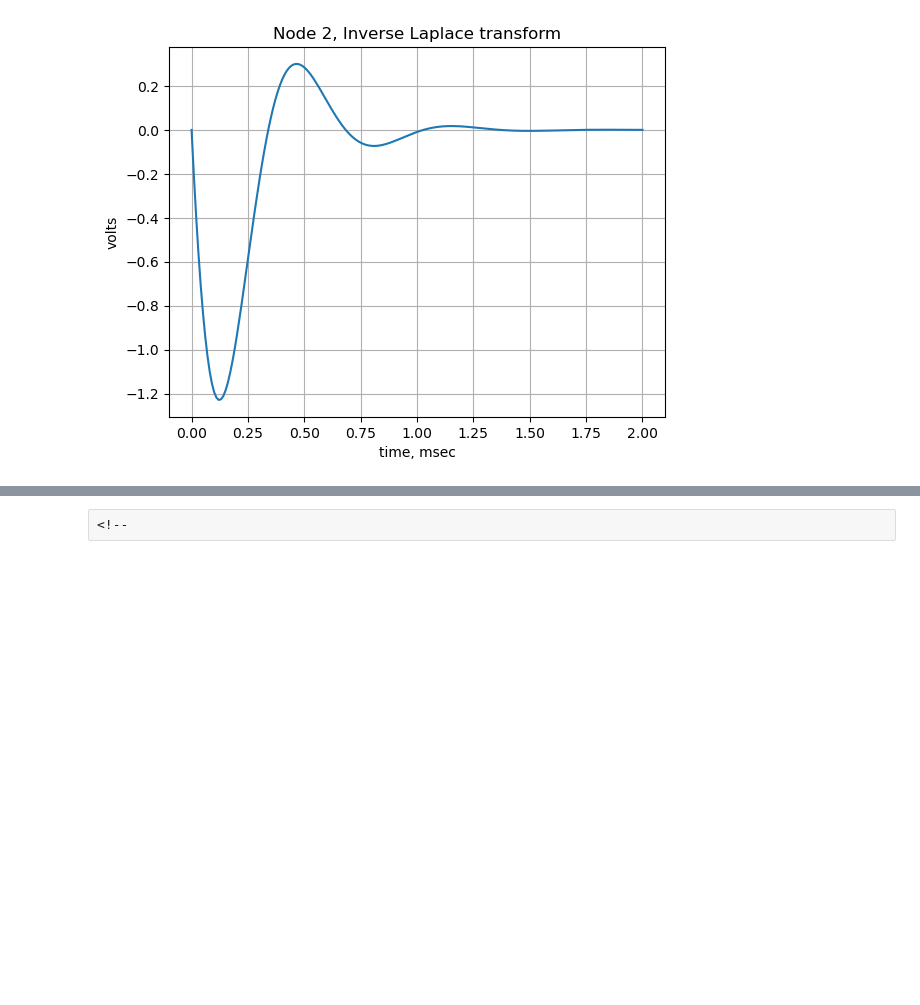
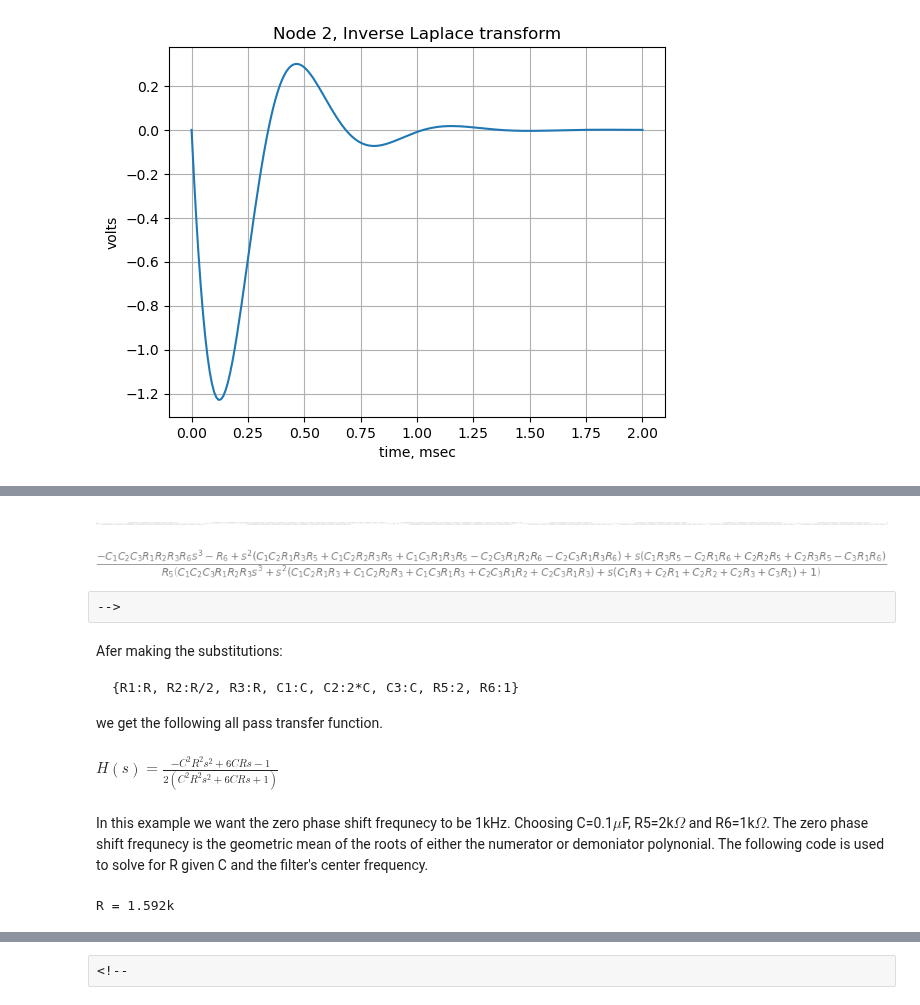
Before and after one commit to Tiburonboy/EE_jupyter_notebooks, a Jupyter notebook: Buchla Twin-T Active Filter/Twin-T_Active_Bandpass_Filter_v1a.ipynb, the cells around one changed output, grey strips where cells are left out. Cells and saved outputs as stored; diff of their text form; code cells hidden in the pictures; blank space fills up the shorter version.

````diff
--- a/Buchla Twin-T Active Filter/Twin-T_Active_Bandpass_Filter_v1a.ipynb
+++ b/Buchla Twin-T Active Filter/Twin-T_Active_Bandpass_Filter_v1a.ipynb
@@ -1880,0 +1892,14 @@ plt.show()
+# %%
+example_net_list = '''
+* Twin-T-variation10b.asc
+R1 3 1 1
+R2 4 5 1
+R3 5 0 1
+C1 5 1 1
+C2 4 3 1
+C3 3 0 1
+V1 1 0 1
+O1 6 4 2
+R5 6 1 1
+R6 2 6 1
+'''
@@ -1880,0 +1908,17 @@ plt.show()
+# %%
+#| echo: true
+report, network_df, df2, A, X, Z = SymMNA.smna(example_net_list)
+
+X = Matrix(X)
+Z = Matrix(Z)
+
+NE_sym = Eq(A*X,Z)
+
+var(str(NE_sym.free_symbols).replace('{','').replace('}',''))
+nominal_component_value = SymMNA.get_part_values(network_df)
+
+U_sym = solve(NE_sym,X)
+H_sym = cancel(U_sym[v2]/U_sym[v1],s).simplify().collect(s)
+
+# too long to display, so commented out
+# Markdown('$H(s)={:s}$'.format(latex(H_sym)))
@@ -1880,0 +1932,41 @@ plt.show()
+# %%
+U_sym
+# %% [output]
+[figure, added]
+# %%
+H_sym
+# %% [output]
+[figure, added]
+# %% [raw]
+-->
+# %% [markdown]
+Afer making the substitutions:
+```
+{R1:R, R2:R/2, R3:R, C1:C, C2:2*C, C3:C, R5:2, R6:1}
+```
+we get the following all pass transfer function.
+# %%
+#| echo: false
+Markdown('$H(s)={:s}$'.format(latex(H_sym.subs({R1:R, R2:R/2, R3:R, C1:C, C2:2*C, C3:C, R5:2, R6:1}).simplify())))
+# %% [output]
+$H(s)=\frac{- C^{2} R^{2} s^{2} + 6 C R s - 1}{2 \left(C^{2} R^{2} s^{2} + 6 C R s + 1\right)}$
+# %% [markdown]
+In this example we want the zero phase shift frequnecy to be 1kHz. Choosing C=0.1$\mu$F, R5=2k$\Omega$ and R6=1k$\Omega$. The zero phase shift frequnecy is the geometric mean of the roots of either the numerator or demoniator polynonial. The following code is used to solve for R given C and the filter's center frequency.
+# %%
+#| echo: true
+C_value = 0.1e-6
+f_center = 1e3
+
+H_sym_AP = H_sym.subs({R1:R, R2:R/2, R3:R, C1:C, C2:2*C, C3:C,
+    R5:2e3, R6:1e3}).simplify()
+
+# make the substitutions and get the numerator and denominator
+H_sym_num, H_sym_denom = fraction(H_sym_AP,s)
+
+char_equ_roots = solve(H_sym_denom, s)
+
+R_value = solve(sqrt(char_equ_roots[0]*char_equ_roots[1]).subs({C:C_value})-
+    f_center*(2*np.pi),R)[-1]
+print('R = {:,.3f}k'.format(R_value/1e3))
+# %% [output]
+R = 1.592k
````
Also changed, not shown: parts of 30 cells of this notebook, 1 other file.
